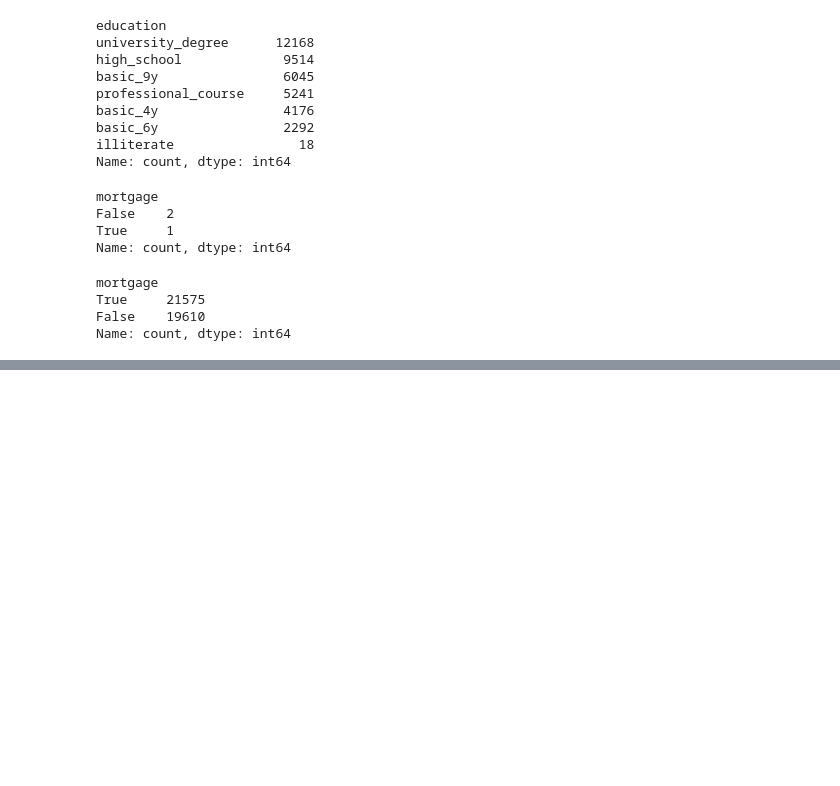
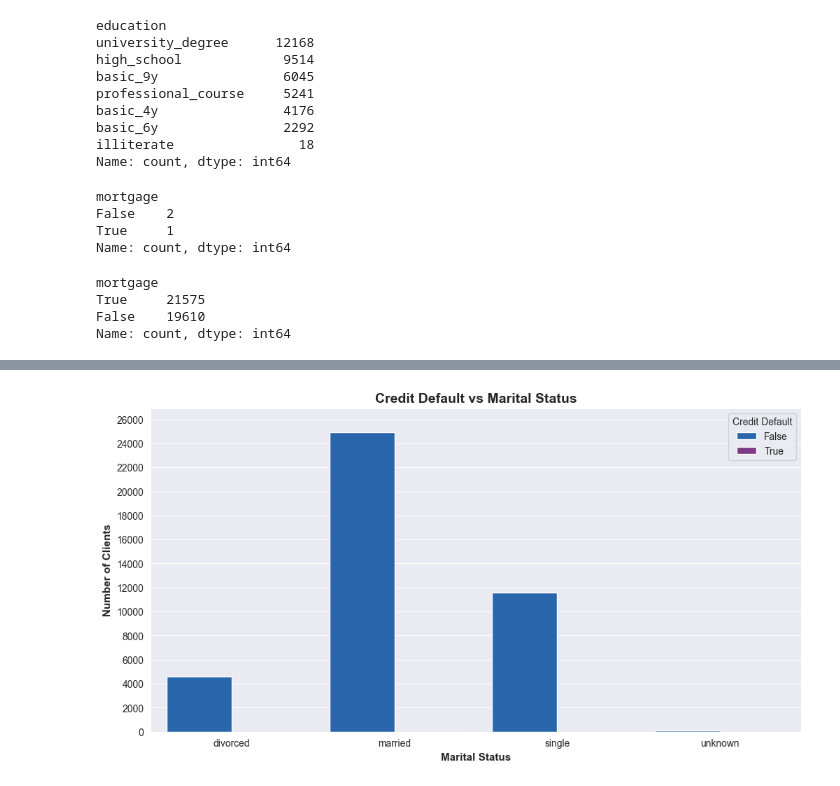
Before and after one commit to StephanieApaza/Bank_marketing_campaign, a Jupyter notebook: bank_marketing/bank_marketing.ipynb, the cells around one changed output, grey strips where cells are left out. Cells and saved outputs as stored; diff of their text form; code cells hidden in the pictures; blank space fills up the shorter version.

```diff
--- a/bank_marketing/bank_marketing.ipynb
+++ b/bank_marketing/bank_marketing.ipynb
@@ -273,0 +353,4 @@ Name: count, dtype: int64
+# %%
+# Marital status and credits
+marital_credits_count = (client_df.groupby(['marital','credit_default']).size().reset_index(name='count'))
+marital_credits_count
@@ -273,0 +420,14 @@ Name: count, dtype: int64
+# %%
+# Graphic marital status and credit
+plt.figure(figsize=(12,6))
+sns.barplot(data=marital_credits_count, x='marital', y='count', hue='credit_default')
+plt.title("Credit Default vs Marital Status", fontsize=14, weight="bold")
+plt.xlabel("Marital Status", fontsize=11, weight="bold")
+plt.ylabel("Number of Clients", fontsize=11, weight="bold")
+# Ranges of axis "Y"
+plt.gca().yaxis.set_major_locator(MultipleLocator(2000))
+plt.ylim(0,marital_credits_count['count'].max()+2000)
+plt.legend(title="Credit Default")
+plt.show()
+# %% [output]
+[figure, added]
```
Also changed, not shown: parts of 17 cells of this notebook.
